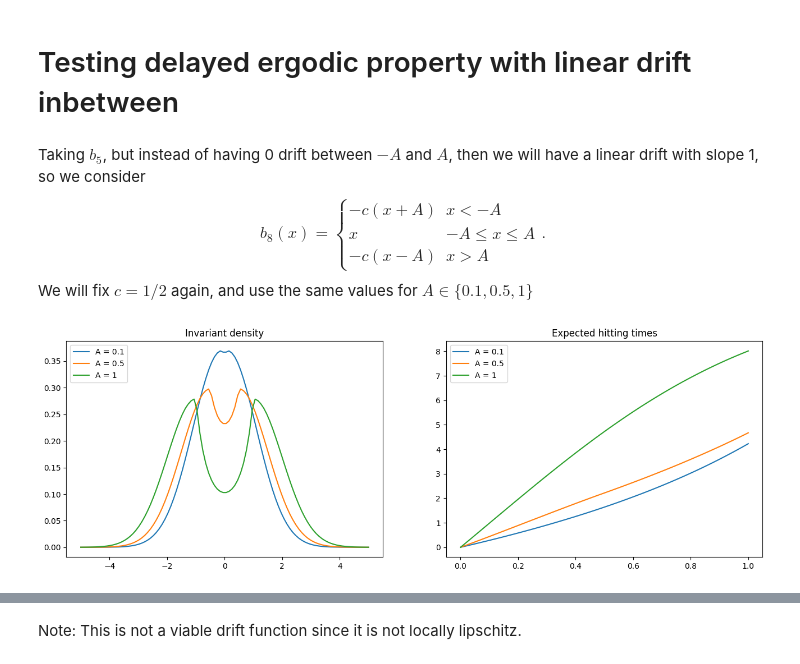
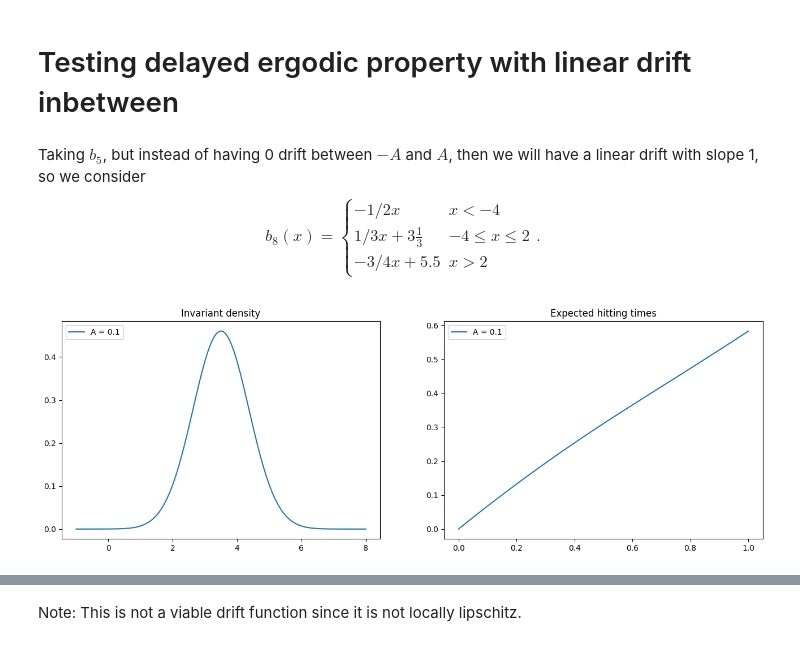
Before and after one commit to RasmusBrostroem/Data-driven-algorithms-for-Impulse-control-problem-Thesis, a Jupyter notebook: TestingDriftFunctions.ipynb, the cells around one changed output, grey strips where cells are left out. Saved outputs shown, nothing was run; the diff lists cells and outputs as text; code cells hidden in the pictures.

```diff
--- a/TestingDriftFunctions.ipynb
+++ b/TestingDriftFunctions.ipynb
@@ -278,40 +278,39 @@ plt.show()
 Taking $b_5$, but instead of having 0 drift between $-A$ and $A$, then we will have a linear drift with slope 1, so we consider
 $$
 b_8(x) = \begin{cases}
-    -c(x+A) & x< -A \\
-    x & -A \leq x \leq A \\
-    -c(x-A) & x > A
+    -1/2x & x<-4 \\
+    1/3x + 3 \frac{1}{3} & -4 \leq x \leq 2\\
+    -3/4x + 5.5 & x>2
 \end{cases}.
 $$
-We will fix $c=1/2$ again, and use the same values for $A\in \{0.1, 0.5, 1\}$
 # %%
-def b8(c, A):
-    return lambda x: -c*(x+A) if x<=-A else (-c*(x-A) if x>A else x)
+def b8():
+    return lambda x: -1/2*x + 1/2 if x<-1 else(-2/3*x + 7/3 if x>1/2 else 2/3*x + 5/3)
 
 c = 1/2
-As = [0.1, 0.5, 1]
+As = [0.1]
 
-drifts = [b8(c, A) for A in As]
+drifts = [b8() for A in As]
 diffProsses = [DiffusionProcess(d, sigma) for d in drifts]
 
-x_range_invariant = np.linspace(-5, 5, 100)
+x_range_invariant = np.linspace(-1, 8, 100)
 x_range_xi = np.linspace(0, 1, 100)
 invariant_densities = [pros.invariant_density(x_range_invariant) for pros in diffProsses]
 expected_hitting_times = [pros.xi(x_range_xi) for pros in diffProsses]
 
 fig, ax = plt.subplots(1,2,figsize=(16,5))
 
 for i, invariant_density in enumerate(invariant_densities):
     ax[0].plot(x_range_invariant, invariant_density, label=f"A = {As[i]}")
 ax[0].legend(loc="upper left")
 ax[0].set_title("Invariant density")
 for i, expected_hitting_time in enumerate(expected_hitting_times):
     ax[1].plot(x_range_xi, expected_hitting_time, label=f"A = {As[i]}")
 ax[1].legend(loc="upper left")
 ax[1].set_title("Expected hitting times")
 ax[1].ticklabel_format(style="plain")
 #ax[1].set_ylim([0, 100])
 plt.show()
 # %% [output]
-[figure, old version]
+[figure, new version]
 # %%
```
Also changed, not shown: parts of 1 cell of this notebook.
